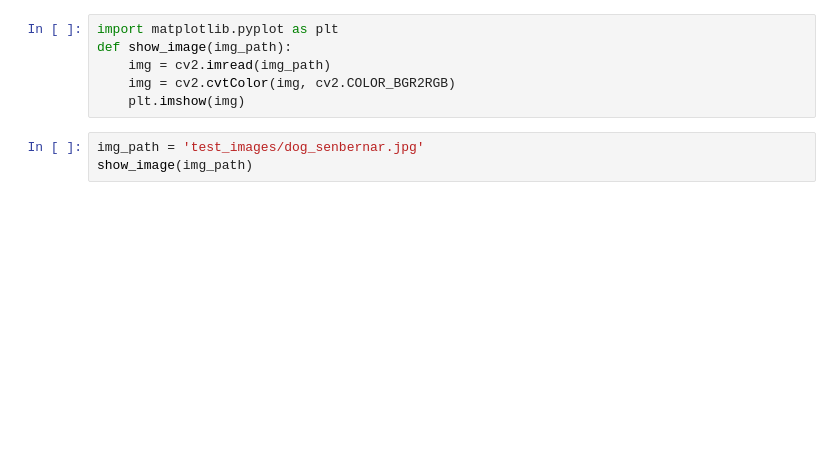
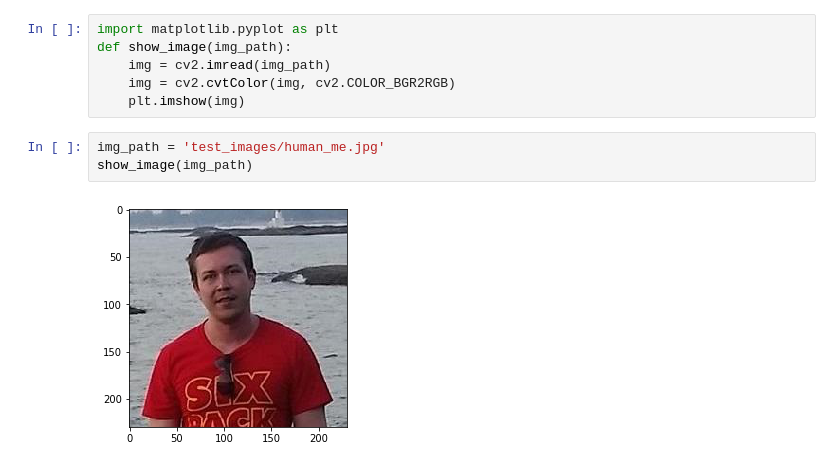
Before and after one commit to bakamoridesu/DogBreedClassifier, a Jupyter notebook: App_main.ipynb, the cells around one changed output. Cells and saved outputs as stored; diff of their text form; blank space fills up the shorter version.

```diff
--- a/App_main.ipynb
+++ b/App_main.ipynb
@@ -75,8 +201,10 @@ def show_image(img_path):
     img = cv2.cvtColor(img, cv2.COLOR_BGR2RGB)
     plt.imshow(img)
 # %%
-img_path = 'test_images/dog_senbernar.jpg'
+img_path = 'test_images/human_me.jpg'
 show_image(img_path)
+# %% [output]
+[figure, added]
 # %%
 classify_dog_or_human(img_path)
 # %% [output]
```
Also changed, not shown: parts of 7 cells of this notebook, 5 other files.
